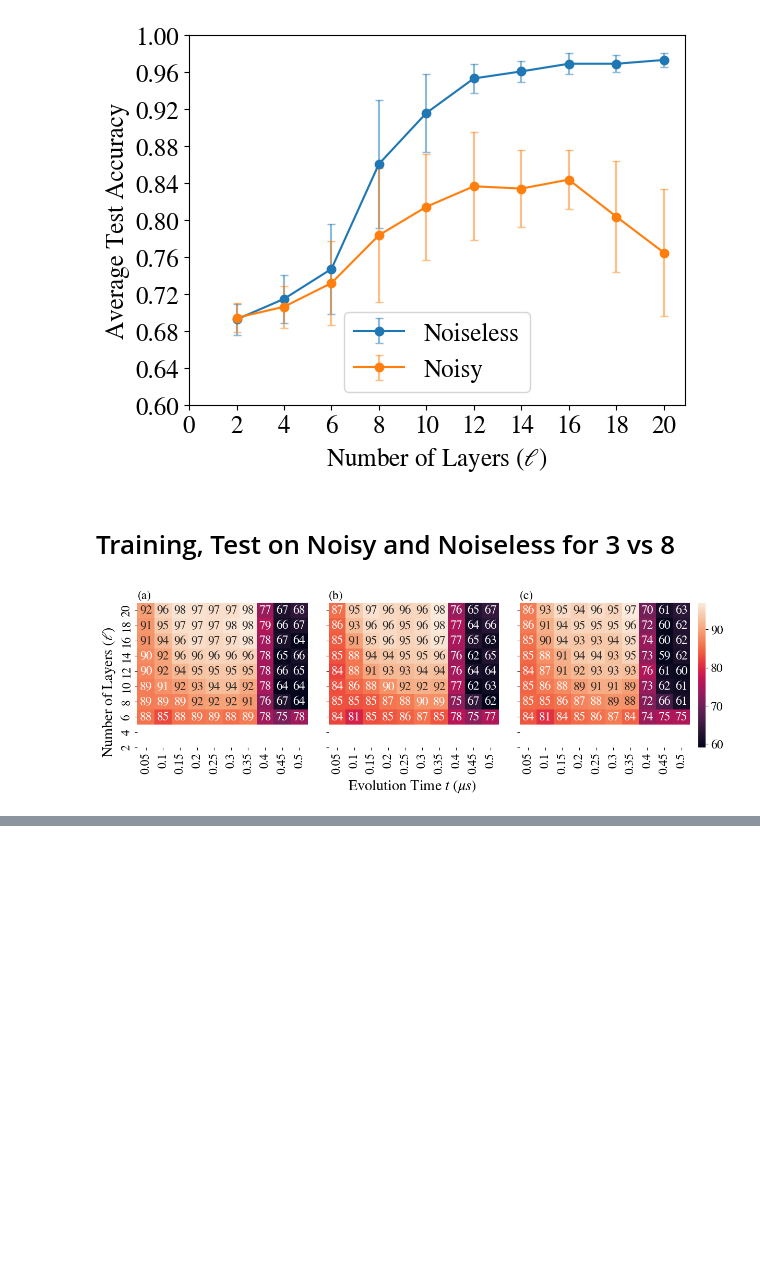
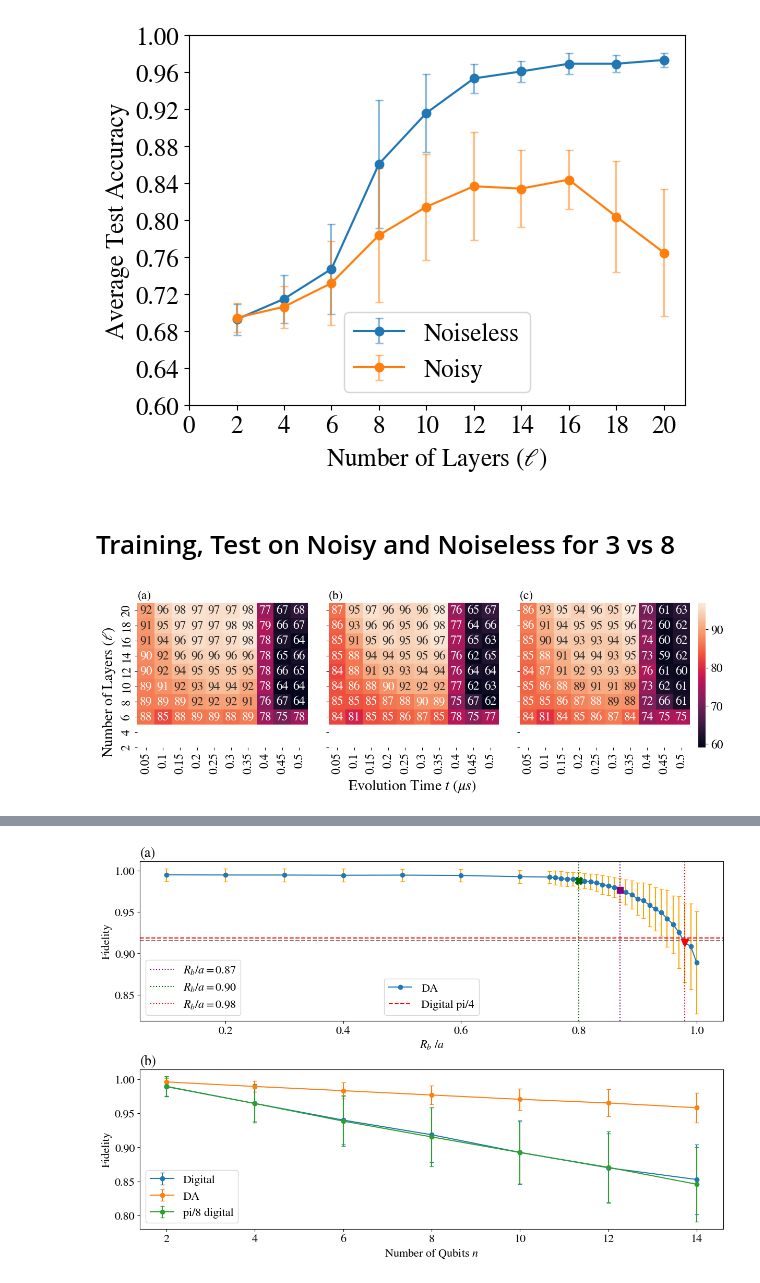
Before and after one commit to jz-lu/daqml, a Jupyter notebook: Data/MNIST_data/figures.ipynb, the cells around one changed output, grey strips where cells are left out. Drawn from its saved outputs; the diff is of its cells as text; code cells hidden in the pictures; blank space fills up the shorter version.

```diff
--- a/Data/MNIST_data/figures.ipynb
+++ b/Data/MNIST_data/figures.ipynb
@@ -375,0 +628,85 @@ plt.show()
+# %%
+rba_fidelities = np.load("./fidelity_plot/diff_rba_avg_f.npy")
+rba_stddev = np.load("./fidelity_plot/diff_rba_stddev_f.npy")
+cnot_fids = np.load("./fidelity_plot/cnot_fids.npy")
+cnot_std = np.load("./fidelity_plot/cnot_std.npy")
+p8_fids = np.load("./fidelity_plot/pdigital_p8_fids.npy")
+p8_std = np.load("./fidelity_plot/pdigital_p8_stds.npy")
+ryd_fids = np.load("./fidelity_plot/ryd_fids.npy")
+ryd_std = np.load("./fidelity_plot/ryd_std.npy")
+
+num_qubits = [2, 4, 6, 8, 10, 12 ,14]
+rbas = [0.1, 0.2, 0.3, 0.4, 0.5, 0.6, 0.7,0.75, 0.76, 0.77, 0.78, 0.79, 0.8, 0.81, 0.82, 0.83, 0.84, 0.85, 0.86, 0.87, 0.88, 0.89,0.8999999999999999, 0.91, 0.92, 0.93, 0.94, 0.95, 0.96, 0.97, 0.98, 0.99, 1.0]
+
+import seaborn as sns
+import matplotlib
+import matplotlib.pyplot as plt
+# sns.set_theme()
+sns.reset_orig()
+
+font = {'family' : 'normal',
+        'size'   : 13}
+
+matplotlib.rc('font', **font)
+
+label_size = 16
+
+matplotlib.rcParams.update({'font.size': label_size})
+matplotlib.rcParams['xtick.labelsize'] = label_size
+matplotlib.rcParams['ytick.labelsize'] = label_size
+
+matplotlib.rcParams['mathtext.fontset'] = 'stix'
+matplotlib.rcParams['font.family'] = 'STIXGeneral'
+
+fig, axs = plt.subplot_mosaic([['(a)'], ['(b)']], figsize=(12, 8), layout='constrained')
+for label, ax in axs.items():
+    ax.set_title(label, loc='left', fontsize='large')
+    if label == "(a)":
+        (line_f, caps, _) = ax.errorbar(rbas, rba_fidelities, yerr=rba_stddev,linestyle='-', marker='o', capsize=3, ecolor="orange", label="DA")
+        for cap in caps:
+            cap.set_markeredgewidth(1)
+
+        line_f.set_label("DA")
+
+
+        ax.scatter([0.87], [rba_fidelities[rbas.index(0.87)]], marker="s", zorder=2.5, color="purple", s=80)
+        line87 = ax.axvline(x=0.87, color="purple", label="$R_b/a = 0.87$", linestyle=':')
+
+        ax.scatter(0.98, rba_fidelities[rbas.index(0.98)], marker="v", zorder=2.5, color="red", s=110)
+        line98 = ax.axvline(x=0.98, color="red", label="$R_b/a = 0.98$", linestyle=':')
+
+        ax.scatter(0.80, rba_fidelities[rbas.index(0.80)], marker="X", zorder=2.5, color="darkgreen", s=110)
+        line80 = ax.axvline(x=0.80, color="darkgreen", label="$R_b/a = 0.90$", linestyle=':')
+
+        line_cnot = ax.axhline(y=p8_fids[3], color='gray', linestyle='--', label="Digital pi/8")
+        line_cnot = ax.axhline(y=cnot_fids[3], color='red', linestyle='--', label="Digital pi/4")
+
+        leg1 = ax.legend(handles=[line87, line80, line98], loc='lower left', frameon=True)
+        ax.add_artist(leg1)
+
+        ax.set_xlabel("$R_b~/a$")
+        ax.set_ylabel("Fidelity")
+        # plt.title("Fidelity Using Different Rb/a Values")
+
+        ax.legend(handles=[line_f, line_cnot], loc='lower center', frameon=True)
+
+    if label == "(b)":
+        (_, caps, _) = plt.errorbar(num_qubits, cnot_fids, yerr=cnot_std,linestyle='-', marker='o', capsize=3, label="Digital")
+        for cap in caps:
+            cap.set_markeredgewidth(1)
+        (_, caps, _) = plt.errorbar(num_qubits, ryd_fids, yerr=ryd_std,linestyle='-', marker='o', capsize=3,  label="DA")
+        for cap in caps:
+            cap.set_markeredgewidth(1)
+        (_, caps, _) = plt.errorbar(num_qubits, p8_fids, yerr=p8_std,linestyle='-', marker='o', capsize=3, label="pi/8 digital")
+        for cap in caps:
+            cap.set_markeredgewidth(1)
+
+        ax.legend()
+        ax.set_xlabel("Number of Qubits $n$")
+        ax.set_ylabel("Fidelity")
+
+
+plt.savefig("./composite_fid_updated.png")
+plt.show()
+# %% [output]
+[figure, added]
```
Also changed, not shown: parts of 8 cells of this notebook, 32 other files.
